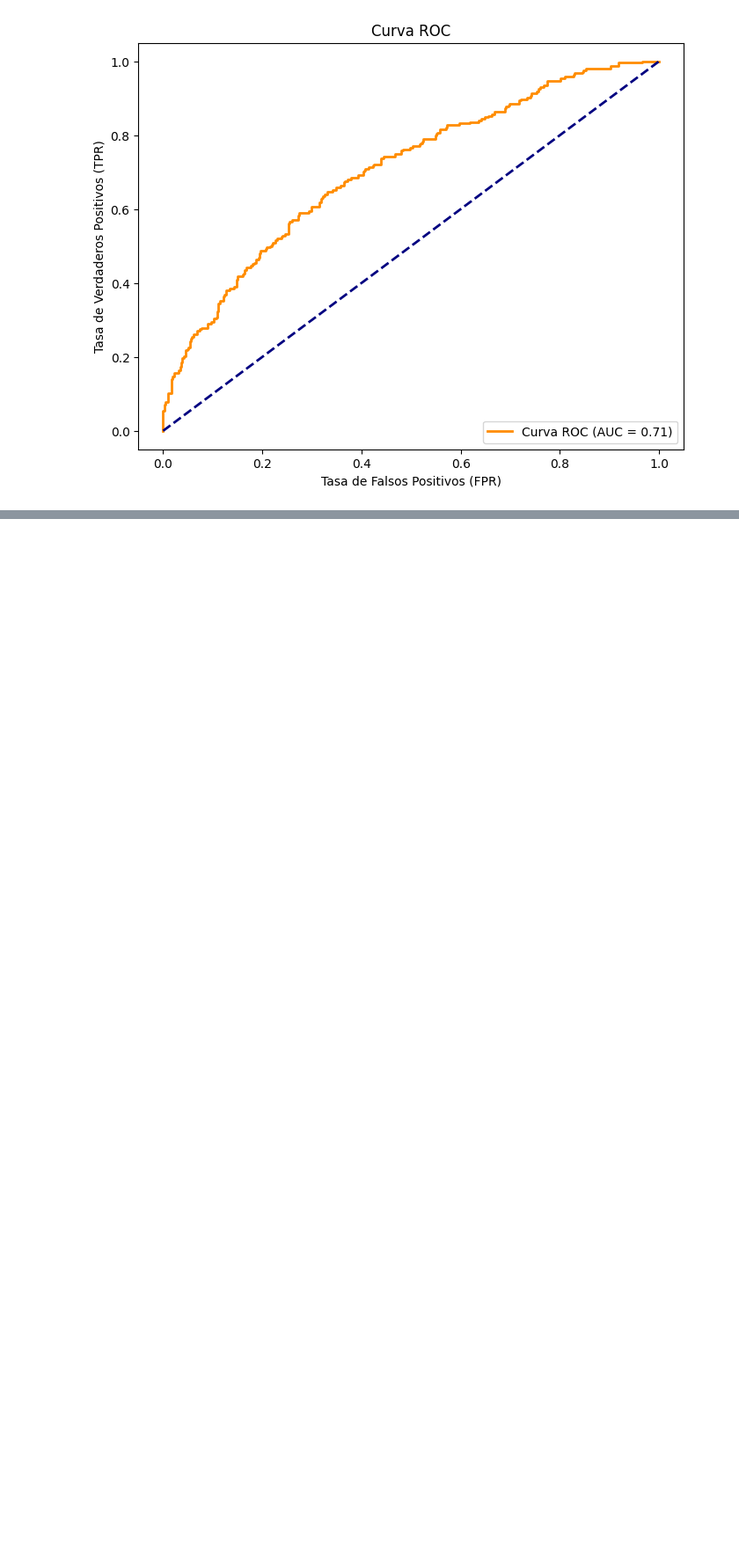
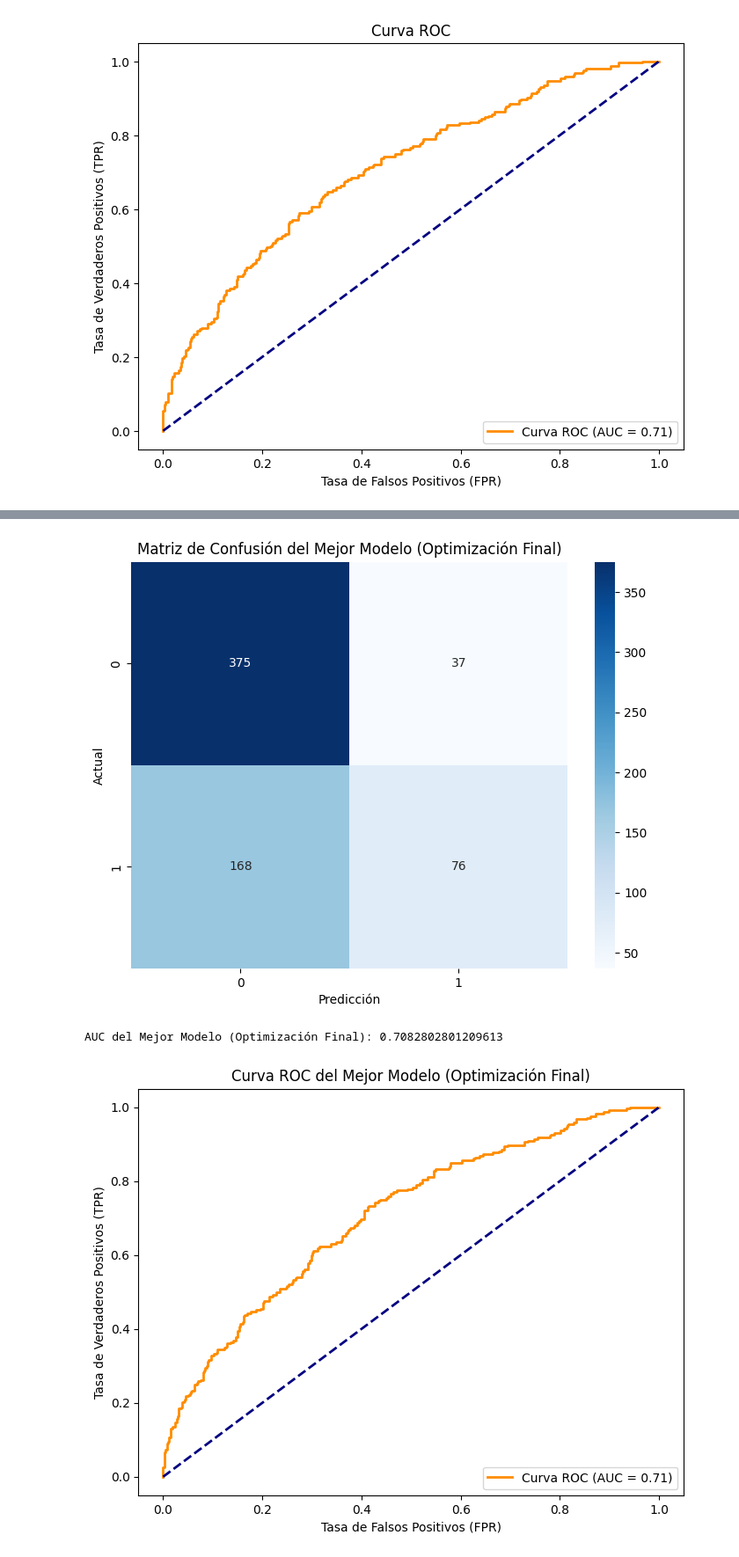
Before and after one commit to varofr/proyecto_inferencia, a Jupyter notebook: 2DO_ENTREGABLE.ipynb, the cells around one changed output, grey strips where cells are left out. Shown at 88% size. Cells and saved outputs as stored; diff of their text form; code cells hidden in the pictures; blank space fills up the shorter version.

```diff
--- a/2DO_ENTREGABLE.ipynb
+++ b/2DO_ENTREGABLE.ipynb
@@ -312,0 +627,73 @@ weighted avg       0.67      0.68      0.64       656
+# %%
+# Importar las librerías necesarias
+from xgboost import XGBClassifier
+from sklearn.model_selection import RandomizedSearchCV
+from sklearn.metrics import classification_report, confusion_matrix, roc_curve, auc
+import matplotlib.pyplot as plt
+import seaborn as sns
+
+# Configuración de datos
+X = df.drop(columns=['Potability'])
+y = df['Potability']
+X_train, X_test, y_train, y_test = train_test_split(X, y, test_size=0.2, random_state=42)
+
+# Configuración avanzada de hiperparámetros
+param_dist_advanced = {
+    'n_estimators': [300, 500, 700],          # Aumentamos el número de árboles
+    'learning_rate': [0.01, 0.05, 0.1],       # Tasa de aprendizaje baja
+    'max_depth': [4, 6, 8, 10],               # Profundidad máxima de cada árbol
+    'min_child_weight': [1, 3, 5],            # Peso mínimo de cada nodo hijo
+    'gamma': [0, 0.1, 0.2, 0.3],              # Regularización para dividir nodos
+    'subsample': [0.7, 0.8, 1.0],             # Proporción de muestras en cada árbol
+    'colsample_bytree': [0.7, 0.8, 1.0],      # Proporción de características en cada árbol
+    'reg_alpha': [0, 0.1, 0.5, 1],            # Regularización L1
+    'reg_lambda': [1, 1.5, 2, 3]              # Regularización L2
+}
+
+# Configurar RandomizedSearchCV con AUC como métrica
+random_search_advanced = RandomizedSearchCV(
+    estimator=XGBClassifier(eval_metric='auc', random_state=42),
+    param_distributions=param_dist_advanced,
+    n_iter=60,                # Más iteraciones para un ajuste más exhaustivo
+    scoring='roc_auc',
+    cv=5,
+    random_state=42,
+    verbose=1                 # Para seguimiento de progreso
+)
+
+# Ejecutar el ajuste de hiperparámetros
+random_search_advanced.fit(X_train, y_train)
+
+# Entrenar el mejor modelo encontrado
+best_xgb_model_advanced = random_search_advanced.best_estimator_
+best_xgb_model_advanced.fit(X_train, y_train)
+y_pred_advanced = best_xgb_model_advanced.predict(X_test)
+y_pred_proba_advanced = best_xgb_model_advanced.predict_proba(X_test)[:, 1]
+
+# Resultados y métricas del modelo
+print("Mejores Hiperparámetros (Optimización Final):", random_search_advanced.best_params_)
+print("\nReporte de Clasificación (Optimización Final):")
+print(classification_report(y_test, y_pred_advanced))
+
+# Matriz de Confusión
+plt.figure(figsize=(8, 6))
+sns.heatmap(confusion_matrix(y_test, y_pred_advanced), annot=True, fmt="d", cmap="Blues")
+plt.xlabel("Predicción")
+plt.ylabel("Actual")
+plt.title("Matriz de Confusión del Mejor Modelo (Optimización Final)")
+plt.show()
+
+# Curva ROC y AUC
+fpr, tpr, _ = roc_curve(y_test, y_pred_proba_advanced)
+roc_auc_advanced = auc(fpr, tpr)
+print("AUC del Mejor Modelo (Optimización Final):", roc_auc_advanced)
+
+plt.figure(figsize=(8, 6))
+plt.plot(fpr, tpr, color='darkorange', lw=2, label='Curva ROC (AUC = %0.2f)' % roc_auc_advanced)
+plt.plot([0, 1], [0, 1], color='navy', lw=2, linestyle='--')
+plt.xlabel('Tasa de Falsos Positivos (FPR)')
+plt.ylabel('Tasa de Verdaderos Positivos (TPR)')
+plt.title('Curva ROC del Mejor Modelo (Optimización Final)')
+plt.legend(loc="lower right")
+plt.show()
+# %% [output]
@@ -312,0 +712,3 @@ weighted avg       0.67      0.68      0.64       656
+[figure, added]
+AUC del Mejor Modelo (Optimización Final): 0.7082802801209613
+[figure, added]
```
Also changed, not shown: parts of 5 cells of this notebook.
